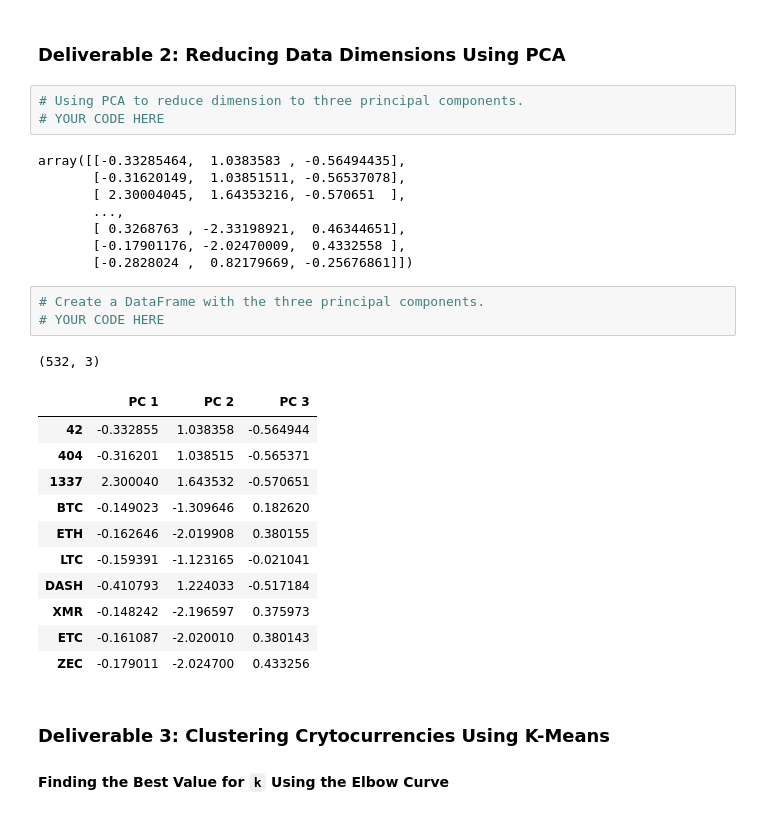
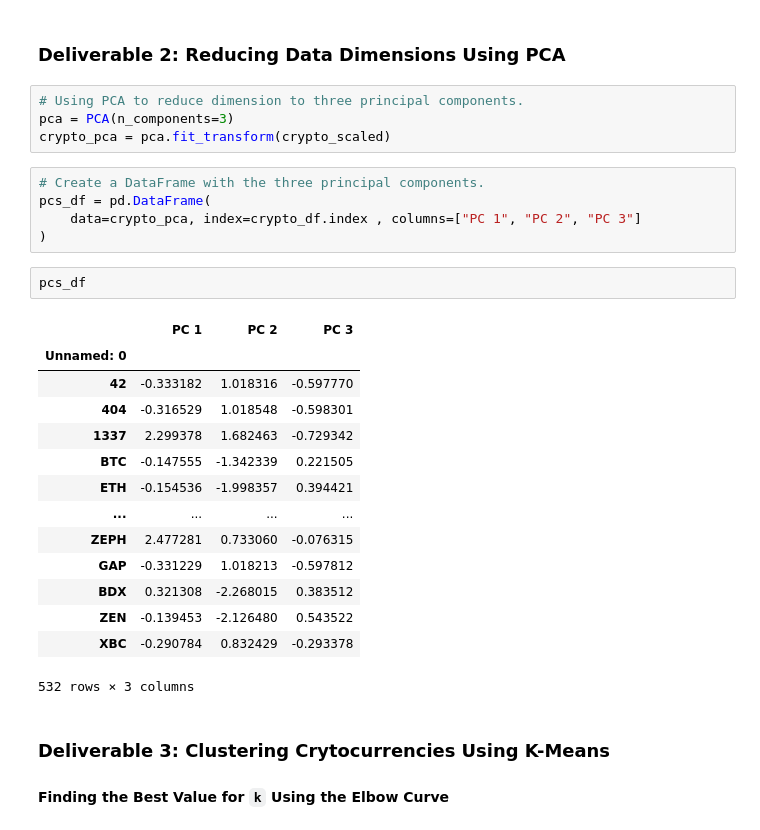
Before and after one commit to sbull32/Cryptocurrencies, a Jupyter notebook: crypto_clustering.ipynb, the cells around one changed output. Saved outputs shown, nothing was run; the diff lists cells and outputs as text.

```diff
--- a/crypto_clustering.ipynb
+++ b/crypto_clustering.ipynb
@@ -231,31 +231,30 @@ array([[-0.11710817, -0.1528703 , -0.0433963 , ..., -0.0433963 ,
 ### Deliverable 2: Reducing Data Dimensions Using PCA
 # %%
 # Using PCA to reduce dimension to three principal components.
-# YOUR CODE HERE
+pca = PCA(n_components=3)
+crypto_pca = pca.fit_transform(crypto_scaled)
-# %% [output]
-array([[-0.33285464,  1.0383583 , -0.56494435],
-       [-0.31620149,  1.03851511, -0.56537078],
-       [ 2.30004045,  1.64353216, -0.570651  ],
-       ...,
-       [ 0.3268763 , -2.33198921,  0.46344651],
-       [-0.17901176, -2.02470009,  0.4332558 ],
-       [-0.2828024 ,  0.82179669, -0.25676861]])
 # %%
 # Create a DataFrame with the three principal components.
-# YOUR CODE HERE
+pcs_df = pd.DataFrame(
+    data=crypto_pca, index=crypto_df.index , columns=["PC 1", "PC 2", "PC 3"]
+)
-# %% [output]
-(532, 3)
-|  | PC 1 | PC 2 | PC 3 |
-| 42 | -0.332855 | 1.038358 | -0.564944 |
-| 404 | -0.316201 | 1.038515 | -0.565371 |
-| 1337 | 2.300040 | 1.643532 | -0.570651 |
-| BTC | -0.149023 | -1.309646 | 0.182620 |
-| ETH | -0.162646 | -2.019908 | 0.380155 |
-| LTC | -0.159391 | -1.123165 | -0.021041 |
-| DASH | -0.410793 | 1.224033 | -0.517184 |
-| XMR | -0.148242 | -2.196597 | 0.375973 |
-| ETC | -0.161087 | -2.020010 | 0.380143 |
-| ZEC | -0.179011 | -2.024700 | 0.433256 |
+# %%
+pcs_df
+# %% [output]
+|  | PC 1 | PC 2 | PC 3 |
+| Unnamed: 0 |  |  |  |
+| 42 | -0.333182 | 1.018316 | -0.597770 |
+| 404 | -0.316529 | 1.018548 | -0.598301 |
+| 1337 | 2.299378 | 1.682463 | -0.729342 |
+| BTC | -0.147555 | -1.342339 | 0.221505 |
+| ETH | -0.154536 | -1.998357 | 0.394421 |
+| ... | ... | ... | ... |
+| ZEPH | 2.477281 | 0.733060 | -0.076315 |
+| GAP | -0.331229 | 1.018213 | -0.597812 |
+| BDX | 0.321308 | -2.268015 | 0.383512 |
+| ZEN | -0.139453 | -2.126480 | 0.543522 |
+| XBC | -0.290784 | 0.832429 | -0.293378 |
+532 rows × 3 columns
 # %% [markdown]
 ### Deliverable 3: Clustering Crytocurrencies Using K-Means
 
```
Also changed, not shown: parts of 10 cells of this notebook.
